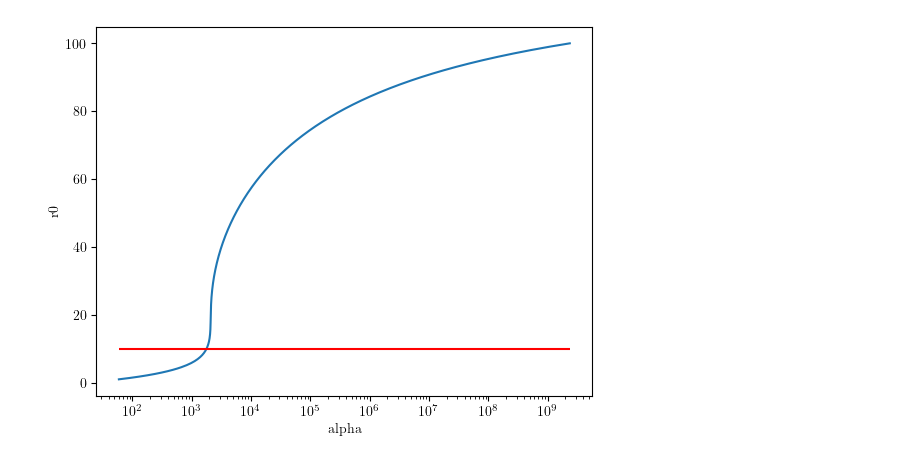
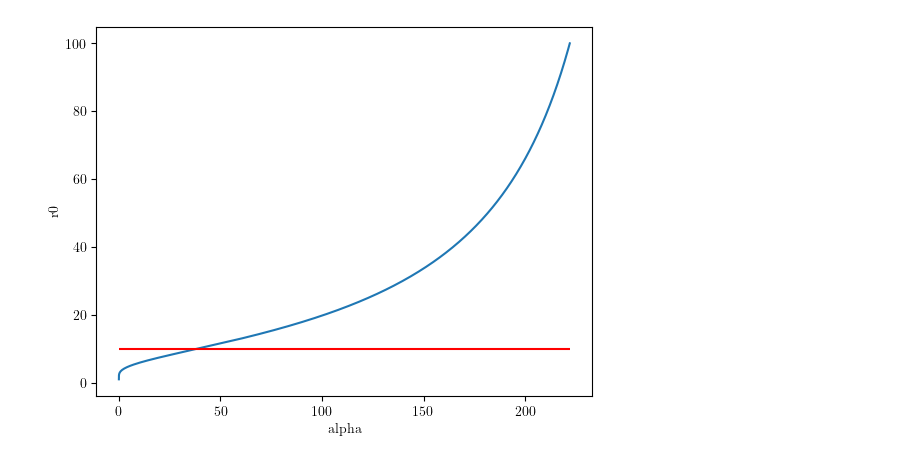
Before and after one commit to Bkorotko03/HoloProj, a Jupyter notebook: PertRNBH251110.ipynb, the cells around one changed output. Cells and saved outputs as stored; diff of their text form; code cells hidden in the pictures.

```diff
--- a/PertRNBH251110.ipynb
+++ b/PertRNBH251110.ipynb
@@ -36,20 +38,22 @@ def gamma2(r0):
     return -1*f(r0)*(r0**(d-2))
 # %%
 #lets get a nice correlation between alpha and r0
-def k1(r0,R):
+# tried to keep this all vectorized, but was getting weird outputs and not the right divergences so its time for for loops (yippee!!!)
+def k1(r0grid,R):
     rbar = R / 2
-    rgrid = np.linspace(rbar,r0,num)
+    # rgrid = np.linspace(rbar,r0,num)
+    rgrid = np.array([np.linspace(rbar,r0,num) for r0 in r0grid])
     return (4 * np.pi / beta(R)) * np.trapz(1/f(rgrid),rgrid)
 
-def k2(r0,R):
-    rgrid = np.logspace(np.log10(R),np.log10(rmax),num)
-    integ = (1 - 1/(np.sqrt(1+f(rgrid)*(rgrid**(2*d-4))/(gamma2(r0)**2))))/f(rgrid)
+def k2(r0grid,R):
+    rgrid = np.array([np.logspace(np.log10(R),np.log10(rmax),num) for i in range(num)])
+    integ = (1 - 1/(np.sqrt(1+f(rgrid)*(rgrid**(2*d-4))/(gamma2(r0grid)**2))))/f(rgrid)
     return (2*np.pi/beta(R)) * np.trapz(integ,rgrid)
 
-def k3(r0,R):
-    rgrid = np.linspace(r0,R,num)
-    integ = (1 - 1/(np.sqrt(1+f(rgrid)*(rgrid**(2*d-4))/(gamma2(r0)**2))))/f(rgrid)
+def k3(r0grid,R):
+    rgrid = np.array([np.linspace(r0,R,num) for r0 in r0grid])
+    integ = (1 - 1/(np.sqrt(1+f(rgrid)*(rgrid**(2*d-4))/(gamma2(r0grid)**2))))/f(rgrid)
     return (4*np.pi/beta(R)) * np.trapz(integ,rgrid)
 # %%
-def alpha(r0,R):
-    return 2*np.exp(k1(r0,R)+k2(r0,R)+k3(r0,R))
+def alpha(r0grid,R):
+    return 2*np.exp(k1(r0grid,R)+k2(r0grid,R)+k3(r0grid,R))
@@ -61,15 +98,29 @@ $\displaystyle 0.341887647103515$
 #lets get an array relating r0 to alpha for fixed R=10
 r0grid = np.linspace(1,100,num)
 alphagrid = alpha(r0grid,10)
+
+k1grid = k1(r0grid,10)
+k1grid = k1grid.get()
+
+k2grid = k2(r0grid,10)
+k2grid = k2grid.get()
+
+k3grid = k3(r0grid,10)
+k3grid = k3grid.get()
+
+
+# need to convert from CuPy array to NumPy array, something about being on the GPU.. if this breaks on mac just comment it all out lol
+r0grid = r0grid.get()
+alphagrid = alphagrid.get()
 # %%
 plt.plot(alphagrid,r0grid)
 plt.xlabel('alpha')
 plt.ylabel('r0')
 plt.hlines(10,alphagrid.min(),alphagrid.max(),colors='r')
-plt.semilogx()
+# plt.semilogx()
 plt.show()
 # %% [output]
-[figure, old version]
+[figure, new version]
 # %%
 #now just have to integrate our area functional from inf to R, from R to r0...
 #i guess we can just do this a million billion times, varying alpha -> varying r0
```
Also changed, not shown: parts of 6 cells of this notebook.
